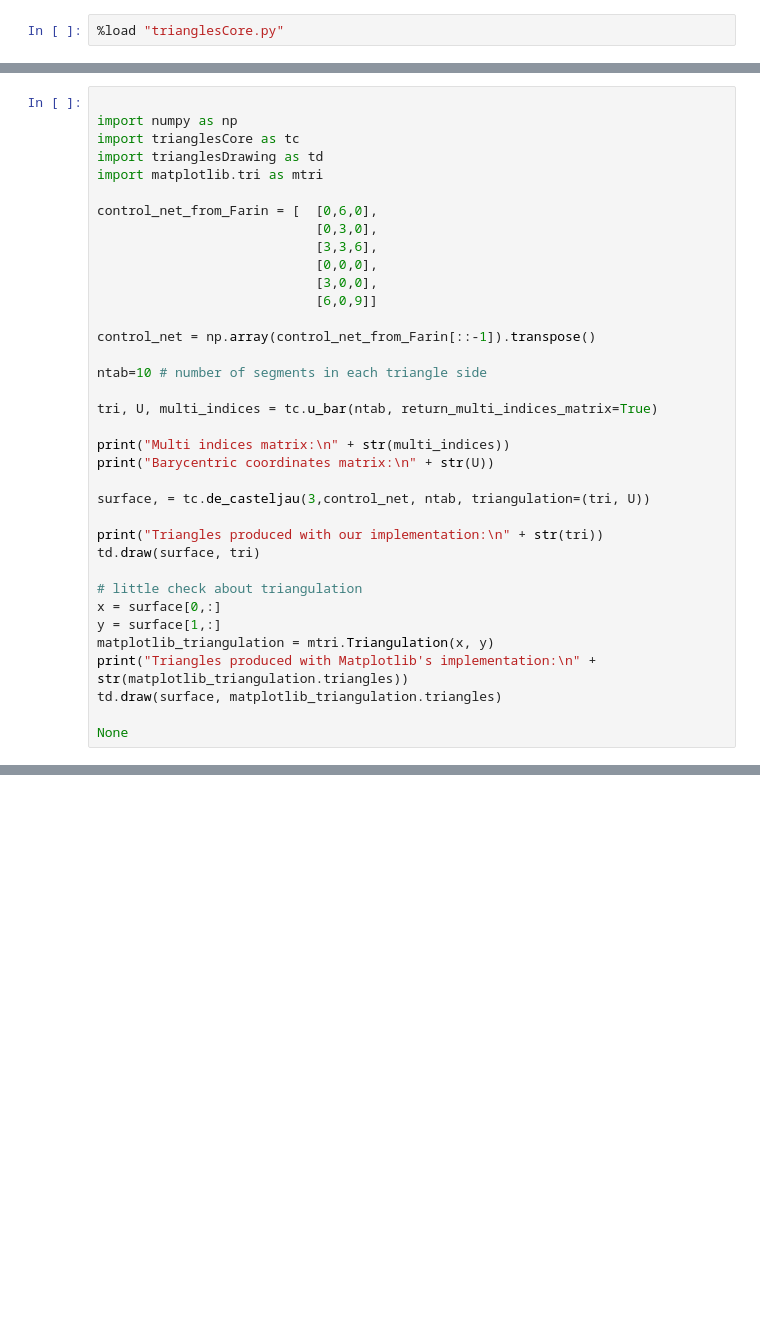
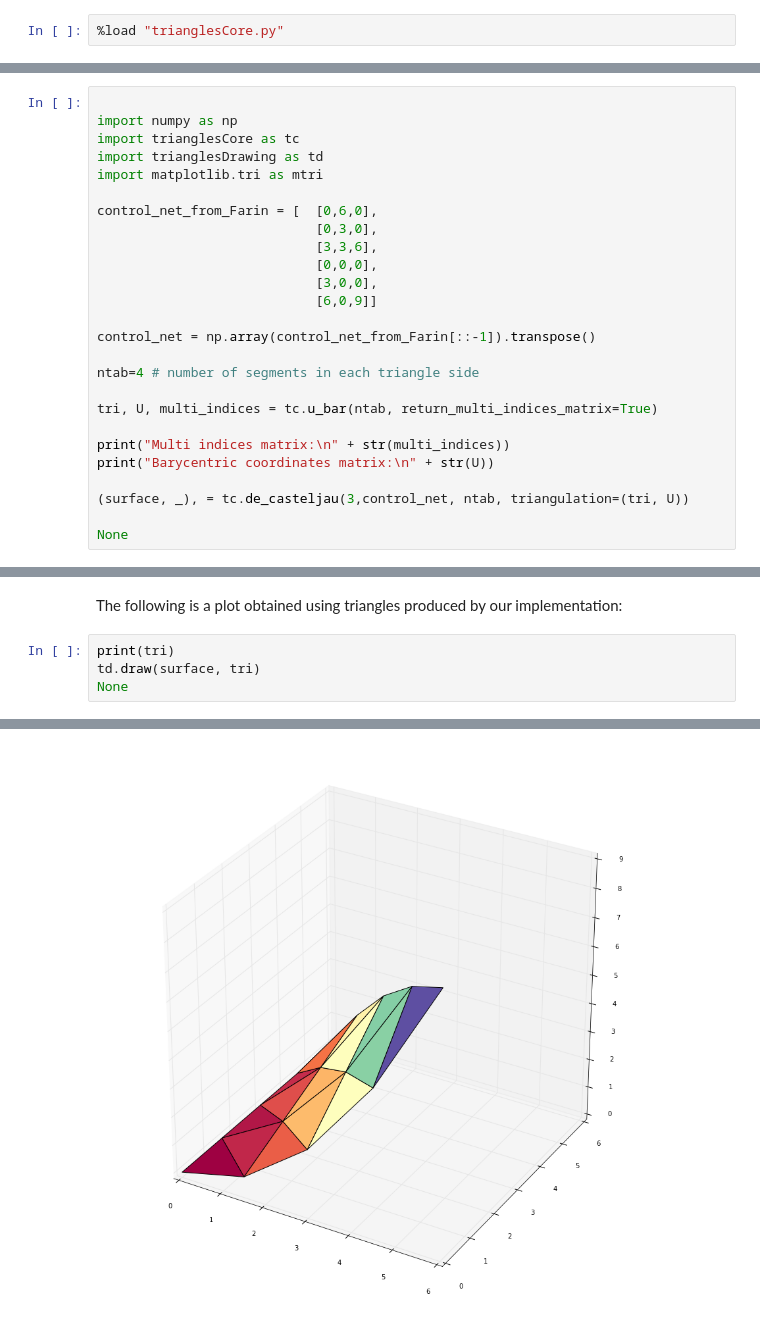
Before and after one commit to massimo-nocentini/cagd, a Jupyter notebook: surfaces/Triangular Bezier Patches.ipynb, the cells around one changed output, grey strips where cells are left out. Drawn from its saved outputs; the diff is of its cells as text; blank space fills up the shorter version.

```diff
--- a/surfaces/Triangular Bezier Patches.ipynb
+++ b/surfaces/Triangular Bezier Patches.ipynb
@@ -225,24 +318,14 @@ control_net_from_Farin = [  [0,6,0],
 
 control_net = np.array(control_net_from_Farin[::-1]).transpose()
 
-ntab=10 # number of segments in each triangle side
+ntab=4 # number of segments in each triangle side
 
 tri, U, multi_indices = tc.u_bar(ntab, return_multi_indices_matrix=True)
 
 print("Multi indices matrix:\n" + str(multi_indices))
 print("Barycentric coordinates matrix:\n" + str(U))
 
-surface, = tc.de_casteljau(3,control_net, ntab, triangulation=(tri, U))
-
-print("Triangles produced with our implementation:\n" + str(tri))
-td.draw(surface, tri)
-
-# little check about triangulation
-x = surface[0,:]
-y = surface[1,:]
-matplotlib_triangulation = mtri.Triangulation(x, y)
-print("Triangles produced with Matplotlib's implementation:\n" + str(matplotlib_triangulation.triangles))
-td.draw(surface, matplotlib_triangulation.triangles)
+(surface, _), = tc.de_casteljau(3,control_net, ntab, triangulation=(tri, U))
 
 None
 # %% [output]
@@ -267,0 +343,7 @@ Multi indices matrix:
+# %% [markdown]
+The following is a plot obtained using triangles produced by our implementation:
+# %%
+print(tri)
+td.draw(surface, tri)
+None
+# %% [output]
@@ -267,0 +366 @@ Multi indices matrix:
+[figure, added]
```
Also changed, not shown: parts of 19 cells of this notebook, 1 other file.
